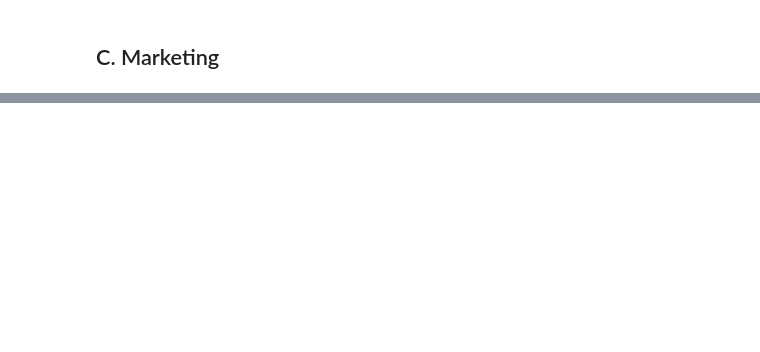
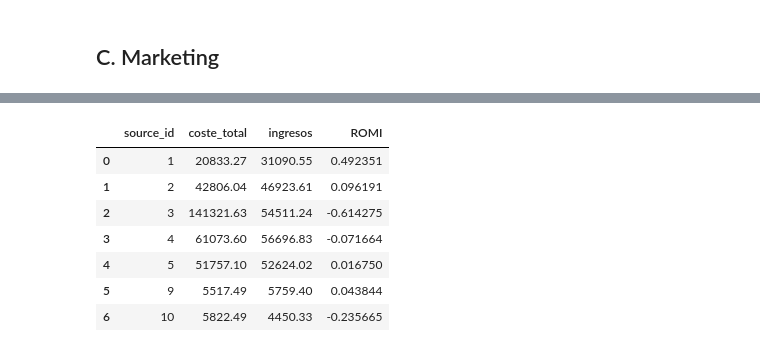
Before and after one commit to titusr099/pSet4, a Jupyter notebook: notebooks/PSet4_Showz_Marketing.ipynb, the cells around one changed output, grey strips where cells are left out. Cells and saved outputs as stored; diff of their text form; code cells hidden in the pictures; blank space fills up the shorter version.

```diff
--- a/notebooks/PSet4_Showz_Marketing.ipynb
+++ b/notebooks/PSet4_Showz_Marketing.ipynb
@@ -813,0 +933,21 @@ cohortes_ltv_2
+# %%
+# unir órdenes con fuente de usuario
+orders_src = ordenes.merge(first_visit, on='uid')
+# %%
+# ingresos por fuente
+ingresos_fuente = orders_src.groupby('source_id')['revenue'].sum().reset_index(name='ingresos')
+# %%
+# preparar tabla ROMI
+romi = coste_por_fuente.merge(ingresos_fuente, on='source_id')
+romi['ROMI'] = (romi['ingresos'] - romi['coste_total']) / romi['coste_total']
+# %%
+romi[['source_id','coste_total','ingresos','ROMI']]
+# %% [output]
+|  | source_id | coste_total | ingresos | ROMI |
+| 0 | 1 | 20833.27 | 31090.55 | 0.492351 |
+| 1 | 2 | 42806.04 | 46923.61 | 0.096191 |
+| 2 | 3 | 141321.63 | 54511.24 | -0.614275 |
+| 3 | 4 | 61073.60 | 56696.83 | -0.071664 |
+| 4 | 5 | 51757.10 | 52624.02 | 0.016750 |
+| 5 | 9 | 5517.49 | 5759.40 | 0.043844 |
+| 6 | 10 | 5822.49 | 4450.33 | -0.235665 |
```
Also changed, not shown: parts of 25 cells of this notebook, 1 other file.
